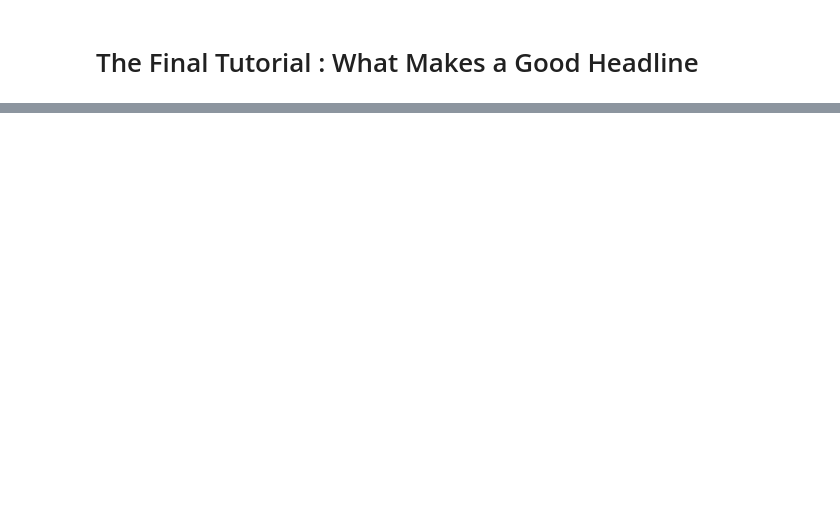
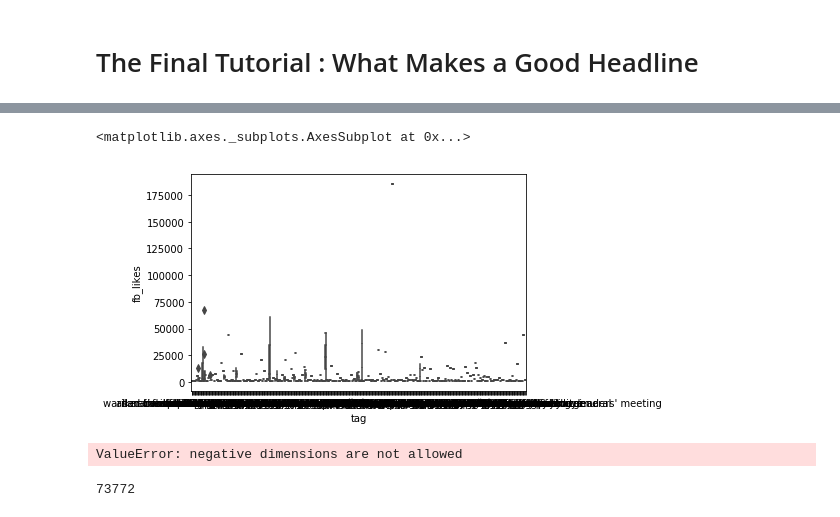
Before and after one commit to AlexEJerome/CMSC320-Tutorial, a Jupyter notebook: Final Tutorial.ipynb, the cells around one changed output, grey strips where cells are left out. Drawn from its saved outputs; the diff is of its cells as text; code cells hidden in the pictures; blank space fills up the shorter version.

```diff
--- a/Final Tutorial.ipynb
+++ b/Final Tutorial.ipynb
@@ -57,0 +95,14 @@ Length: 100, dtype: object
+# %%
+import pandas as pd
+#anything tagged with people
+df_persons = pd.read_csv("df_persons"+".csv").drop(['Unnamed: 0'], axis=1)
+#with organizations
+df_organizations = pd.read_csv("df_organizations"+".csv").drop(['Unnamed: 0'], axis=1)
+#with locations
+df_locations = pd.read_csv("df_locations"+".csv").drop(['Unnamed: 0'], axis=1)
+
+df_all = pd.read_csv("df_all"+".csv").drop(['Unnamed: 0'], axis=1)
+df_notags = pd.read_csv("df_notags"+".csv").drop(['Unnamed: 0'], axis=1)
+
+#each data point is an article and its tag. uuid is unique per article
+display(df_all.head())
@@ -57,0 +116,26 @@ Length: 100, dtype: object
+# %%
+# naive approach - each tag is independent
+import seaborn as sns
+sns.boxplot(x="tag", y="fb_likes", data = df_all.sample(n=500))
+# %% [output]
+<matplotlib.axes._subplots.AxesSubplot at 0x...>
+[figure, added]
+# %%
+# Clearly there's something to it, but there's also lots of variance here...
+# and assuming tags interact we probably need to do a Random Forest
+# To get there, it's a good idea to start with converting each tag to a frequency table per uuid
+display(df_all['uuid'])
+display(df_)
+freq_table = pd.crosstab(df_all['uuid'],df_all['tag'] )
+
+# Import train_test_split function
+from sklearn.model_selection import train_test_split
+
+freq_table_and_data = freq_table.join(df_notags.set_index('uuid'), on='uuid')
+
+X=freq_table  # Features
+y=freq_table_and_data['fb_likes']  # Labels
+# Split dataset into training set and test set
+X_train, X_test, y_train, y_test = train_test_split(X, y, test_size=0.3) # 70% training and 30% test
+# %% [output]
+ValueError: negative dimensions are not allowed
@@ -57,0 +158,5 @@ Length: 100, dtype: object
+# %%
+#number of articles with tags which we will be analyzing
+len(df_all.groupby('uuid').groups.keys())
+# %% [output]
+73772
```
Also changed, not shown: parts of 22 cells of this notebook.
